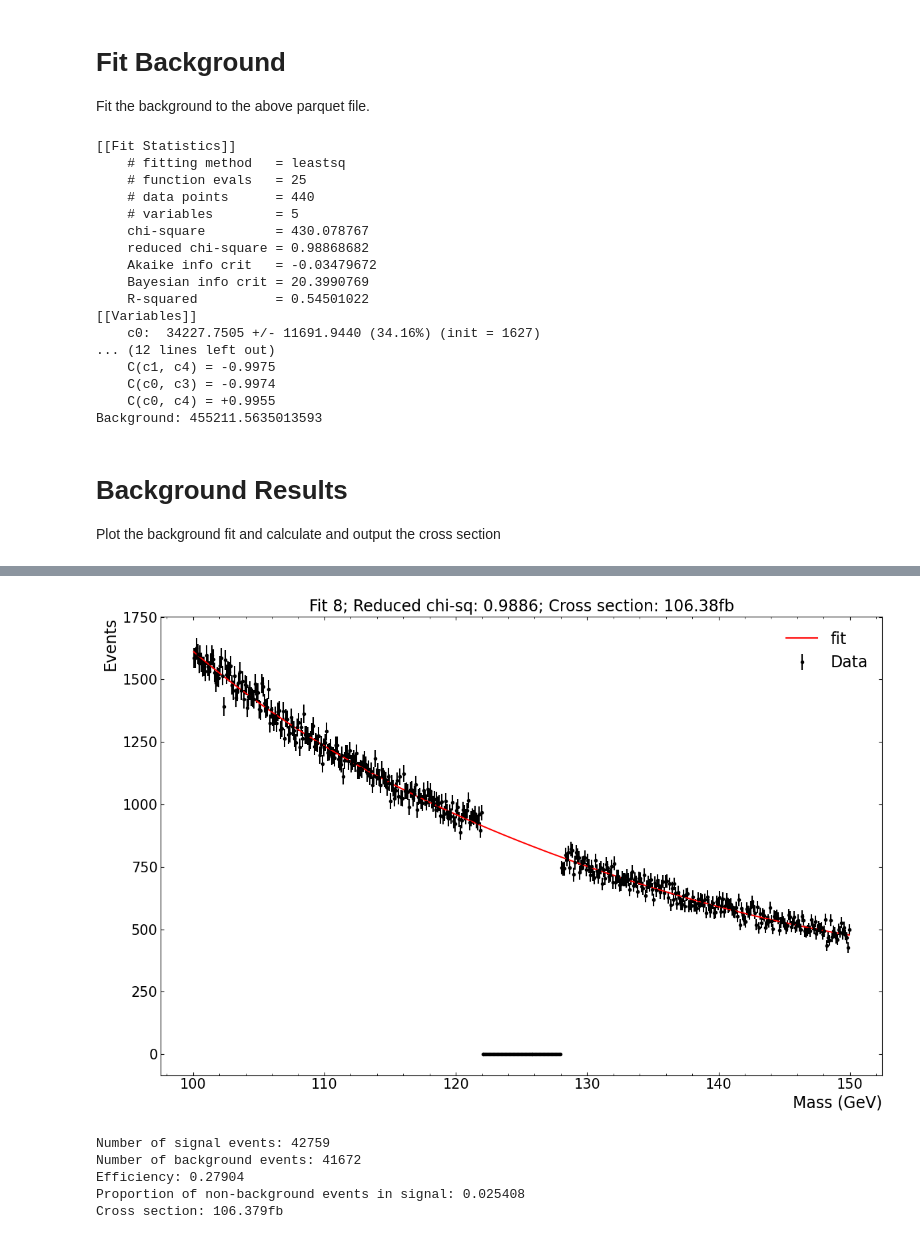
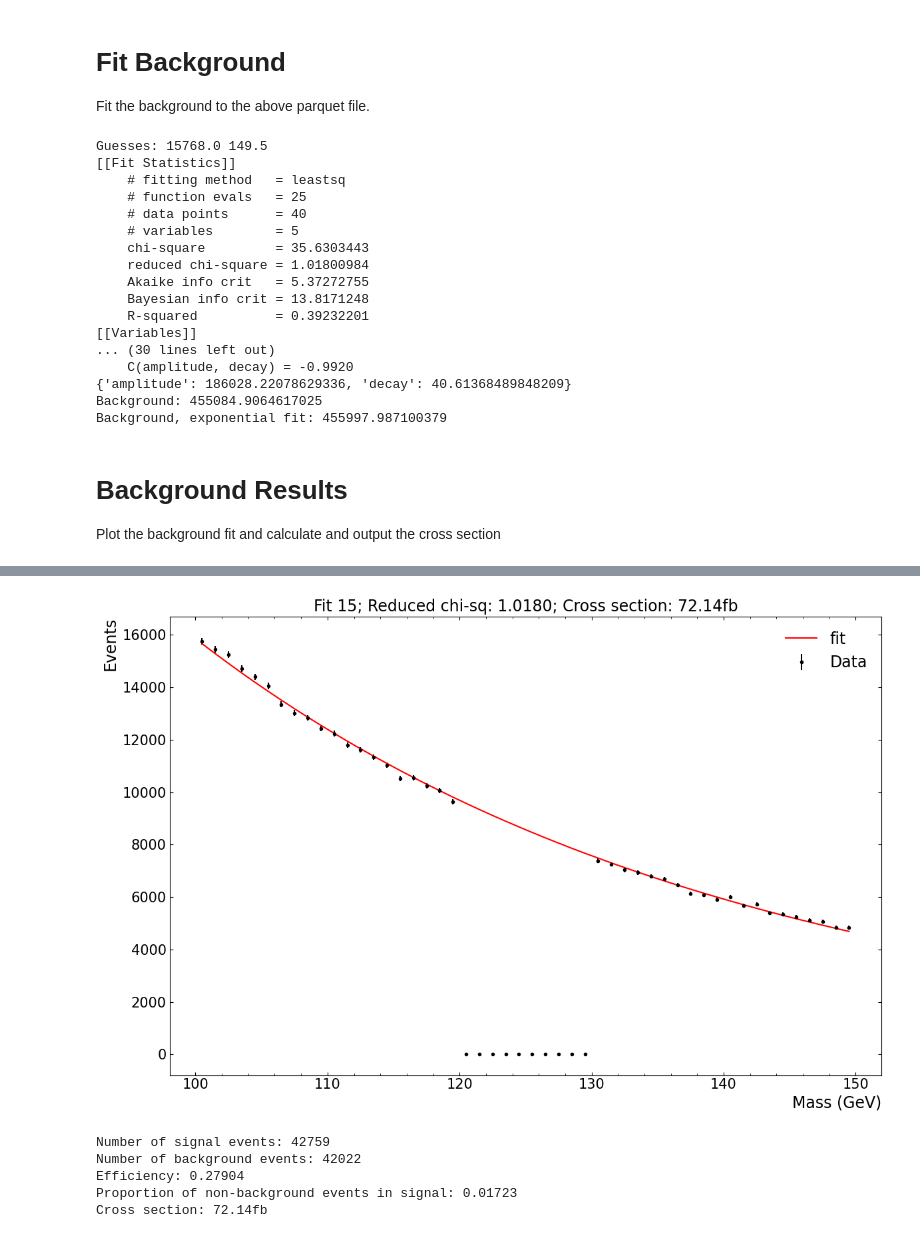
Before and after one commit to Hello-World123456789/Higgs-Experiment, a Jupyter notebook: merge_notebook.ipynb, the cells around one changed output, grey strips where cells are left out. Saved outputs shown, nothing was run; the diff lists cells and outputs as text; code cells hidden in the pictures.

Commit message:
Added exponential background fit

```diff
--- a/merge_notebook.ipynb
+++ b/merge_notebook.ipynb
@@ -424,7 +487,7 @@ def yy_cut(data):
     data['mass'] = (four_momentum[:, 0] + four_momentum[:, 1]).M
 
     #Change mass cut to remove Higgs peak
-    mask_real = (((data['mass'] <= 122) | (data['mass'] >= 128)))
+    mask_real = (((data['mass'] <= 120) | (data['mass'] >= 130)))
     data = data[mask_real]
 
     mask_real = (data['photon_ptcone20'][:, 0] <= 13.35673528) & (data['photon_ptcone20'][:, 1] <= 5.10337893)
@@ -461,7 +524,7 @@ print(len(ak.from_parquet(f"{output_base}/GamGam_1")['mass']))
 
 # Set histogram parameters
 xmin, xmax = 100, 150
-bin_size = 0.1
+bin_size = 1
 num_bins = int((xmax-xmin)*(1/bin_size))
 
 # Extract mass data from GamGam events
@@ -485,6 +548,9 @@ Fit the background to the above parquet file.
 # Define model components
 polynomial_model = PolynomialModel(4) # 4th order polynomial
 #gaussian_model = GaussianModel() # Gaussian
+
+#Define exponential model
+exponential_model = ExponentialModel()
 
 # Set initial guesses for polynomial parameters:
 # c0 + c1*x + c2*x^2 + c3*x^3 + c4*x^4
@@ -493,11 +559,19 @@ parameters = polynomial_model.guess(
     x=bin_centres, c0=max(data_x), c1=0, c2=0, c3=0, c4=0
 )
 
+
 # Set initial guesses for Gaussian peak
 # parameters += gaussian_model.guess(
 #     data_x, # data to use to guess parameter values
 #     x=bin_centres, amplitude=100, center=125, sigma=2
 # )
+
+#Initial guess for exponential parameters:
+exp_parameters = exponential_model.guess(
+    data_x,
+    x=bin_centres, amplitude=max(data_x), decay=max(bin_centres)
+)
+print("Guesses:",max(data_x),max(bin_centres))
 
 # Combine the models
 #model = polynomial_model + gaussian_model
@@ -508,8 +582,13 @@ out = model.fit(data_x, # data to be fit
                 parameters, # guesses for the parameters
                 x=bin_centres, weights=1/data_x_err, nan_policy='omit') #ASK
 
+exp_out = exponential_model.fit(data_x,
+                                exp_parameters,
+                                x=bin_centres, weights=1/data_x_err, nan_policy='omit')
+
 # Print out a summary of the fit results
 print(fit_report(out))
+print(fit_report(exp_out))
 
 # Extract background parameters from the fit result
 params_dict = out.params.valuesdict()
@@ -519,32 +598,41 @@ c2 = params_dict['c2']
 c3 = params_dict['c3']
 c4 = params_dict['c4']
 
+exp_params_dict = exp_out.params.valuesdict()
+print(exp_params_dict)
+amplitude = exp_params_dict['amplitude']
+decay = exp_params_dict['decay']
+
 # Get the background-only part of the fit to data
 background = (c0 + c1*bin_centres + c2*bin_centres**2 +
               c3*bin_centres**3 + c4*bin_centres**4)
 
+exp_background = (amplitude * np.exp(-bin_centres/decay))
+
 print("Background: " + str(np.sum(background)))
+print("Background, exponential fit: " + str(np.sum(exp_background)))
 
 # Extract the full best-fit curve (background + signal)
 fit = out.best_fit
+exp_fit = exp_out.best_fit
 # %% [output]
+Guesses: 15768.0 149.5
 [[Fit Statistics]]
     # fitting method   = leastsq
     # function evals   = 25
-    # data points      = 440
+    # data points      = 40
     # variables        = 5
-    chi-square         = 430.078767
-    reduced chi-square = 0.98868682
-    Akaike info crit   = -0.03479672
-    Bayesian info crit = 20.3990769
-    R-squared          = 0.54501022
+    chi-square         = 35.6303443
+    reduced chi-square = 1.01800984
+    Akaike info crit   = 5.37272755
+    Bayesian info crit = 13.8171248
+    R-squared          = 0.39232201
 [[Variables]]
-    c0:  34227.7505 +/- 11691.9440 (34.16%) (init = 1627)
-... (12 lines left out)
-    C(c1, c4) = -0.9975
-    C(c0, c3) = -0.9974
-    C(c0, c4) = +0.9955
-Background: 455211.5635013593
+... (30 lines left out)
+    C(amplitude, decay) = -0.9920
+{'amplitude': 186028.22078629336, 'decay': 40.61368489848209}
+Background: 455084.9064617025
+Background, exponential fit: 455997.987100379
 # %% [markdown]
 # Background Results
 
@@ -563,10 +651,13 @@ upper = 127.82790359
 num_background_events = (1/bin_size) * (c0*(upper-lower)+(c1/2)*(upper**2-lower**2)+(c2/3)*(upper**3-lower**3)+(c3/4)*(upper**4-lower**4)+(c4/5)*(upper**5-lower**5))
 cross_section = (num_signal_events-num_background_events)/(efficiency*luminosity)
 
+num_background_events = (1/bin_size) * decay * amplitude * (np.exp(-lower/decay) - np.exp(-upper/decay))
+cross_section = (num_signal_events-num_background_events)/(efficiency*luminosity)
+
 # Variable to plot on the x-axis
 plot_variable = 'mass'
 
-fit_number = 8
+fit_number = 16
 
 fit_plot_name = "Fit_" + str(fit_number)
 
@@ -586,7 +677,7 @@ color_list = ['k'] # Black (data)
 fig, hist = plot_stacked_hist(
     plot_dict, plot_variable, color_list,
     num_bins, xmin, xmax, x_label = "Mass (GeV)",
-    fit=fit, title = fit_plot_title, marker='.', save_fig=True,fig_name= fit_plot_name)
+    fit=exp_fit, title = fit_plot_title, marker='.', save_fig=True,fig_name= fit_plot_name)
 
 
 
@@ -602,6 +693,6 @@ Elapsed time = 0.1s
-[figure, old version]
+[figure, new version]
 Number of signal events: 42759
-Number of background events: 41672
+Number of background events: 42022
 Efficiency: 0.27904
-Proportion of non-background events in signal: 0.025408
-Cross section: 106.379fb
+Proportion of non-background events in signal: 0.01723
+Cross section: 72.14fb
```
Also changed, not shown: parts of 10 cells of this notebook.
